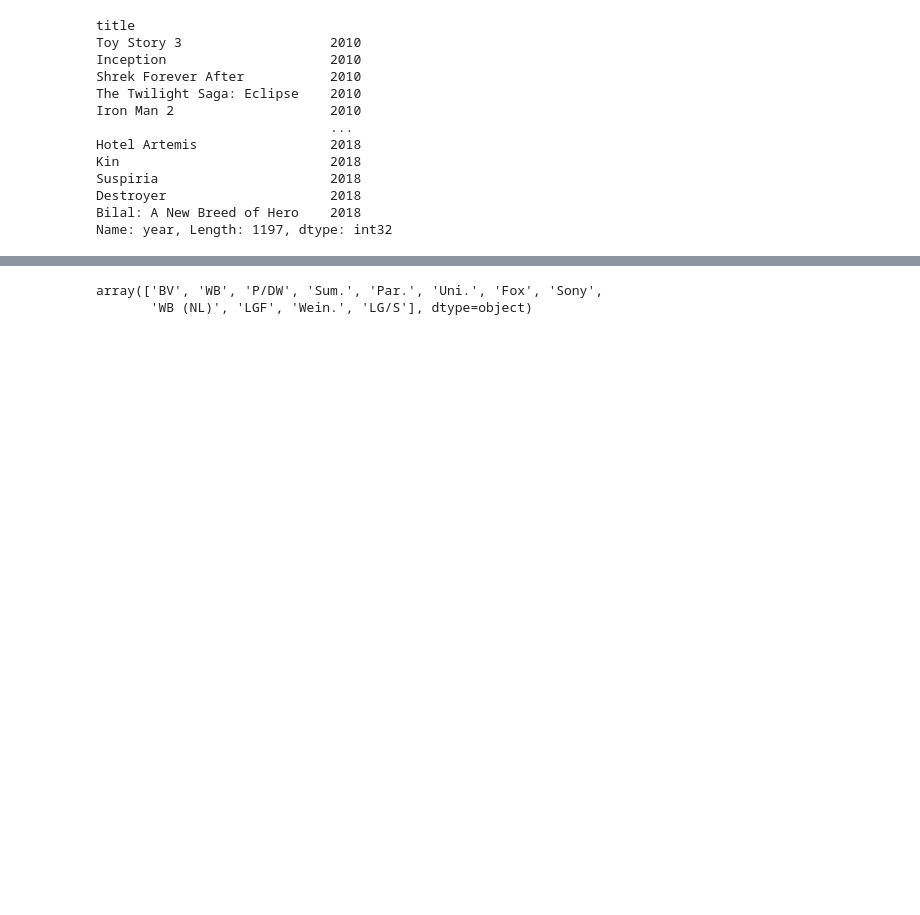
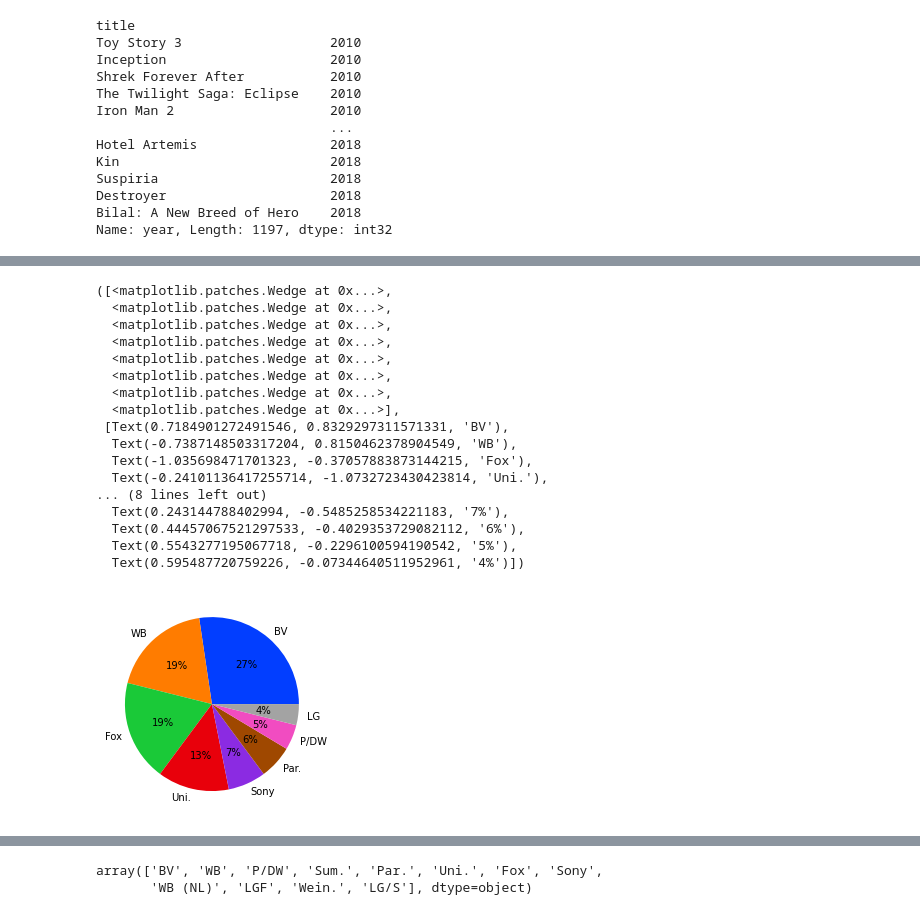
Before and after one commit to ARuizMartinezDeloitte/Capstone, a Jupyter notebook: notebooks/Ahmed-folder/opening_files.ipynb, the cells around one changed output, grey strips where cells are left out. Saved outputs shown, nothing was run; the diff lists cells and outputs as text; code cells hidden in the pictures; blank space fills up the shorter version.

```diff
--- a/notebooks/Ahmed-folder/opening_files.ipynb
+++ b/notebooks/Ahmed-folder/opening_files.ipynb
@@ -405,0 +381,2 @@ df5['returns'].mean()
+# %%
+df5['studio'] = df5['studio'].replace('^WB.*', 'WB', regex=True)
@@ -405,0 +389,2 @@ df5['returns'].mean()
+# %%
+df5['studio'] = df5['studio'].replace('^LG.*', 'LG', regex=True)
@@ -405,0 +457,2 @@ df5['returns'].mean()
+# %%
+pie = df5['studio'].value_counts().head(8)
@@ -406,3 +474,26 @@ df5['returns'].mean()
+# %%
+palette_color = seaborn.color_palette('bright')
+# %%
+plt.pie(pie.values, labels=pie.keys(), colors=palette_color, autopct='%.0f%%')
+# %% [output]
+([<matplotlib.patches.Wedge at 0x...>,
+  <matplotlib.patches.Wedge at 0x...>,
+  <matplotlib.patches.Wedge at 0x...>,
+  <matplotlib.patches.Wedge at 0x...>,
+  <matplotlib.patches.Wedge at 0x...>,
+  <matplotlib.patches.Wedge at 0x...>,
+  <matplotlib.patches.Wedge at 0x...>,
+  <matplotlib.patches.Wedge at 0x...>],
+ [Text(0.7184901272491546, 0.8329297311571331, 'BV'),
+  Text(-0.7387148503317204, 0.8150462378904549, 'WB'),
+  Text(-1.035698471701323, -0.37057883873144215, 'Fox'),
+  Text(-0.24101136417255714, -1.0732723430423814, 'Uni.'),
+... (8 lines left out)
+  Text(0.243144788402994, -0.5485258534221183, '7%'),
+  Text(0.44457067521297533, -0.4029353729082112, '6%'),
+  Text(0.5543277195067718, -0.2296100594190542, '5%'),
+  Text(0.595487720759226, -0.07344640511952961, '4%')])
+[figure, added]
 # %%
 df6 = df4[df4['worldwide_gross'] < 600000000]
 # %%
```
Also changed, not shown: parts of 30 cells of this notebook, 17 other files.
